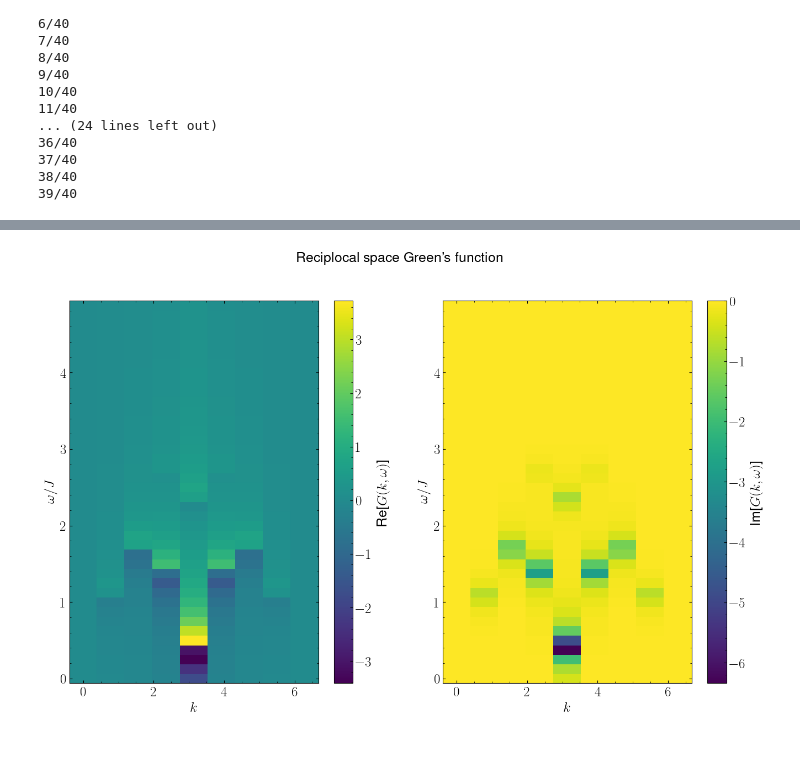
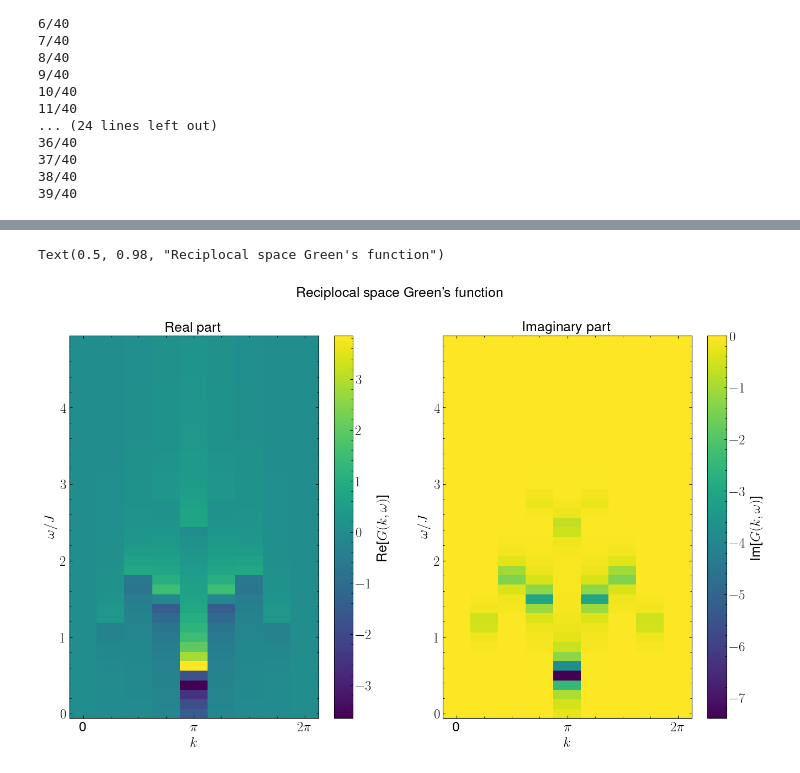
Before and after one commit to yamashun99/ed_heisenberg, a Jupyter notebook: main.ipynb, the cells around one changed output, grey strips where cells are left out. Drawn from its saved outputs; the diff is of its cells as text; code cells hidden in the pictures.

```diff
--- a/main.ipynb
+++ b/main.ipynb
@@ -75,14 +81,21 @@ Gkomegas = green2k.make_Gkomega(Gijs,ks)
 # %%
 fig, axs = plt.subplots(1,2,figsize=(16,9))
 mappable0 = axs[0].pcolor(ks, omegas, Gkomegas.real)
 mappable1 = axs[1].pcolor(ks, omegas, Gkomegas.imag)
 fig.colorbar(mappable0,label='Re[$G(k,\omega)$]')
 fig.colorbar(mappable1,label='Im[$G(k,\omega)$]')
+
+axs[0].set_xticks([0,np.pi,2*np.pi])
+axs[0].set_xticklabels([0,'$\pi$','$2\pi$'])
 axs[0].set_xlabel('$k$')
 axs[0].set_ylabel('$\omega/J$')
+axs[0].set_title('Real part')
+axs[1].set_xticks([0,np.pi,2*np.pi])
+axs[1].set_xticklabels([0,'$\pi$','$2\pi$'])
 axs[1].set_xlabel('$k$')
 axs[1].set_ylabel('$\omega/J$')
+axs[1].set_title('Imaginary part')
 fig.suptitle("Reciplocal space Green's function")
-fig.show()
 # %% [output]
+Text(0.5, 0.98, "Reciplocal space Green's function")
-[figure, old version]
+[figure, new version]
```
Also changed, not shown: parts of 3 cells of this notebook, 2 other files.
